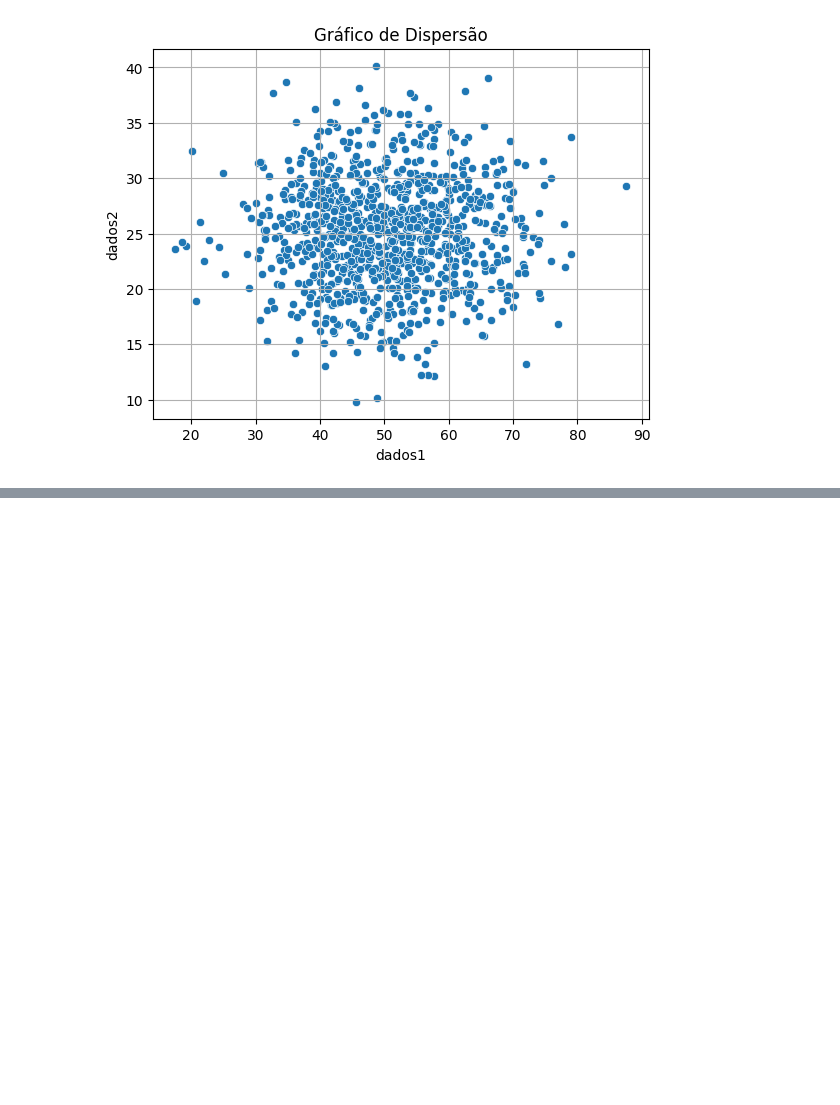
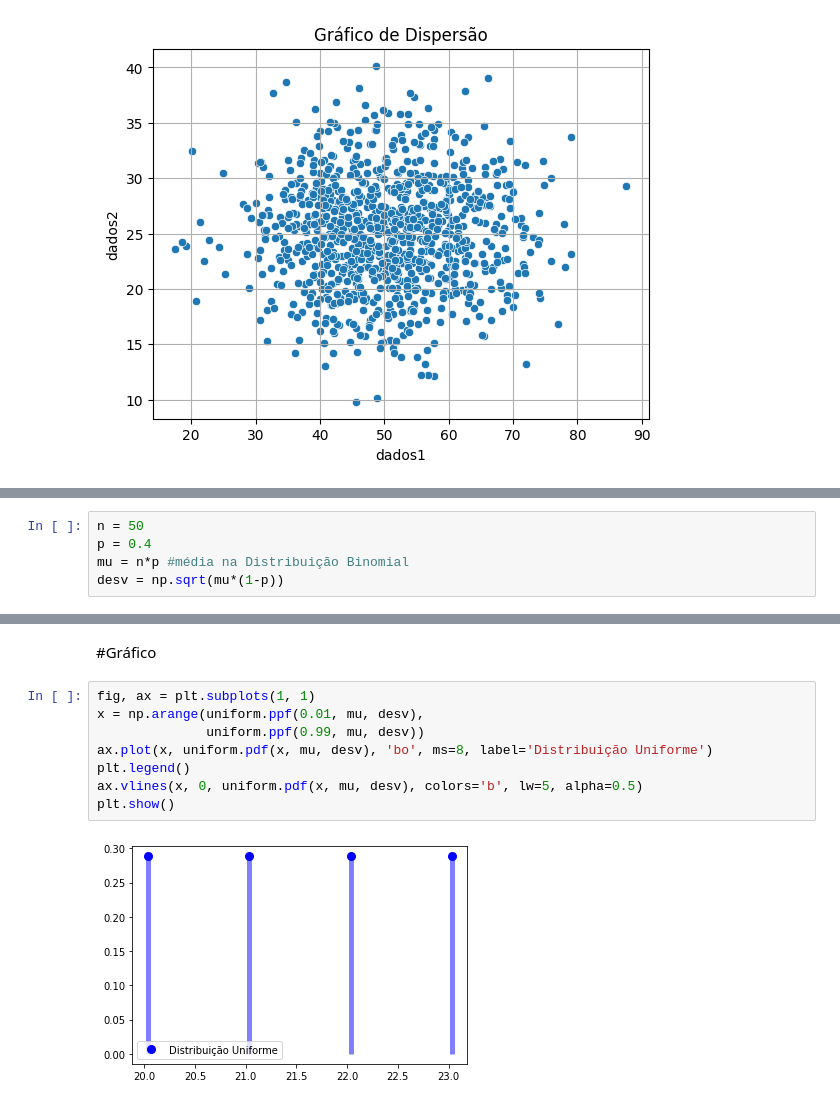
Before and after one commit to profmatjr/Statistics, a Jupyter notebook: Aula1_IFMG.ipynb, the cells around one changed output, grey strips where cells are left out. Drawn from its saved outputs; the diff is of its cells as text; blank space fills up the shorter version.

```diff
--- a/Aula1_IFMG.ipynb
+++ b/Aula1_IFMG.ipynb
@@ -122,0 +137,5 @@ plt.show()
+# %%
+n = 50
+p = 0.4
+mu = n*p #média na Distribuição Binomial
+desv = np.sqrt(mu*(1-p))
@@ -122,0 +166,12 @@ plt.show()
+# %% [markdown]
+#Gráfico
+# %%
+fig, ax = plt.subplots(1, 1)
+x = np.arange(uniform.ppf(0.01, mu, desv),
+              uniform.ppf(0.99, mu, desv))
+ax.plot(x, uniform.pdf(x, mu, desv), 'bo', ms=8, label='Distribuição Uniforme')
+plt.legend()
+ax.vlines(x, 0, uniform.pdf(x, mu, desv), colors='b', lw=5, alpha=0.5)
+plt.show()
+# %% [output]
+[figure, added]
```
Also changed, not shown: parts of 30 cells of this notebook.
